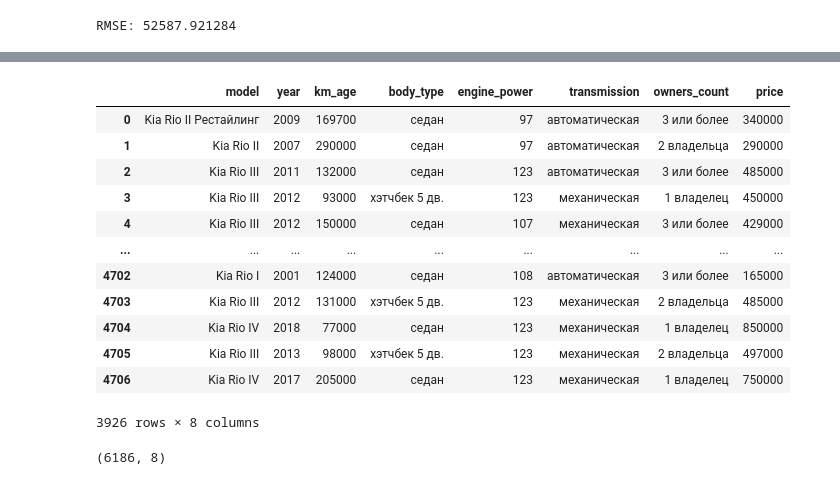
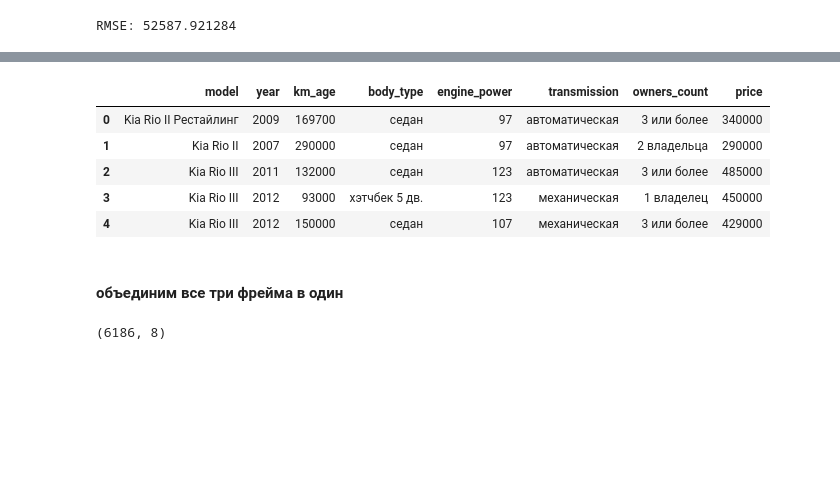
Before and after one commit to FelixMusic/myprojects, a Jupyter notebook: Auto_EDA_final.ipynb, the cells around one changed output, grey strips where cells are left out. Saved outputs shown, nothing was run; the diff lists cells and outputs as text; code cells hidden in the pictures; blank space fills up the shorter version.

```diff
--- a/Auto_EDA_final.ipynb
+++ b/Auto_EDA_final.ipynb
@@ -1542,16 +1602,9 @@ drom_ru_set
 # %%
-avito_ru_set
+avito_ru_set.head()
 # %% [output]
 |  | model | year | km_age | body_type | engine_power | transmission | owners_count | price |
 | 0 | Kia Rio II Рестайлинг | 2009 | 169700 | седан | 97 | автоматическая | 3 или более | 340000 |
 | 1 | Kia Rio II | 2007 | 290000 | седан | 97 | автоматическая | 2 владельца | 290000 |
 | 2 | Kia Rio III | 2011 | 132000 | седан | 123 | автоматическая | 3 или более | 485000 |
 | 3 | Kia Rio III | 2012 | 93000 | хэтчбек 5 дв. | 123 | механическая | 1 владелец | 450000 |
 | 4 | Kia Rio III | 2012 | 150000 | седан | 107 | механическая | 3 или более | 429000 |
-| ... | ... | ... | ... | ... | ... | ... | ... | ... |
-| 4702 | Kia Rio I | 2001 | 124000 | седан | 108 | автоматическая | 3 или более | 165000 |
-| 4703 | Kia Rio III | 2012 | 131000 | хэтчбек 5 дв. | 123 | механическая | 2 владельца | 485000 |
-| 4704 | Kia Rio IV | 2018 | 77000 | седан | 123 | механическая | 1 владелец | 850000 |
-| 4705 | Kia Rio III | 2013 | 98000 | хэтчбек 5 дв. | 123 | механическая | 2 владельца | 497000 |
-| 4706 | Kia Rio IV | 2017 | 205000 | седан | 123 | механическая | 1 владелец | 750000 |
-3926 rows × 8 columns
@@ -1560,3 +1611,5 @@ avito_ru_set
+# %% [markdown]
+#### объединим все три фрейма в один
 # %%
 new_df = pd.concat([auto_ru_set, drom_ru_set, avito_ru_set], ignore_index=True)
 # %%
```
Also changed, not shown: parts of 52 cells of this notebook.
